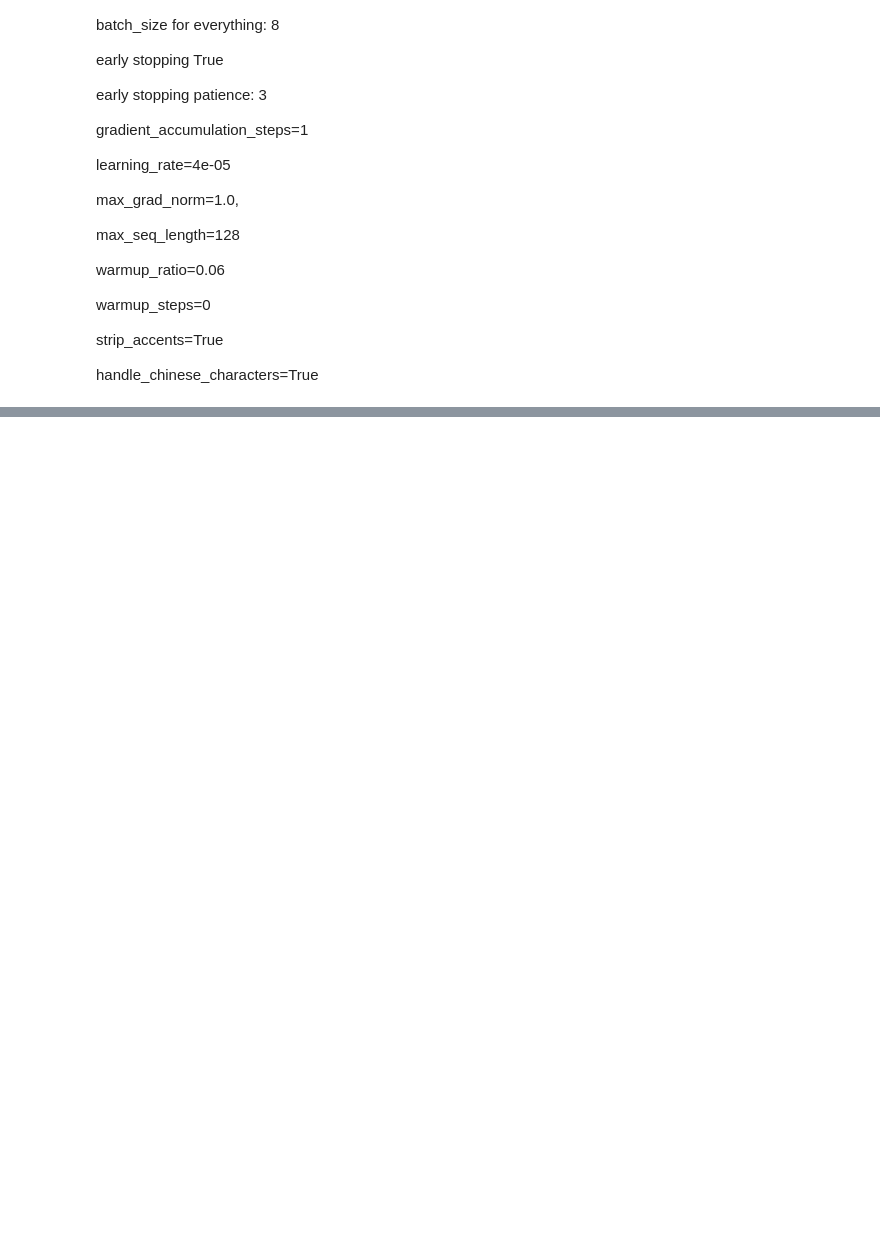
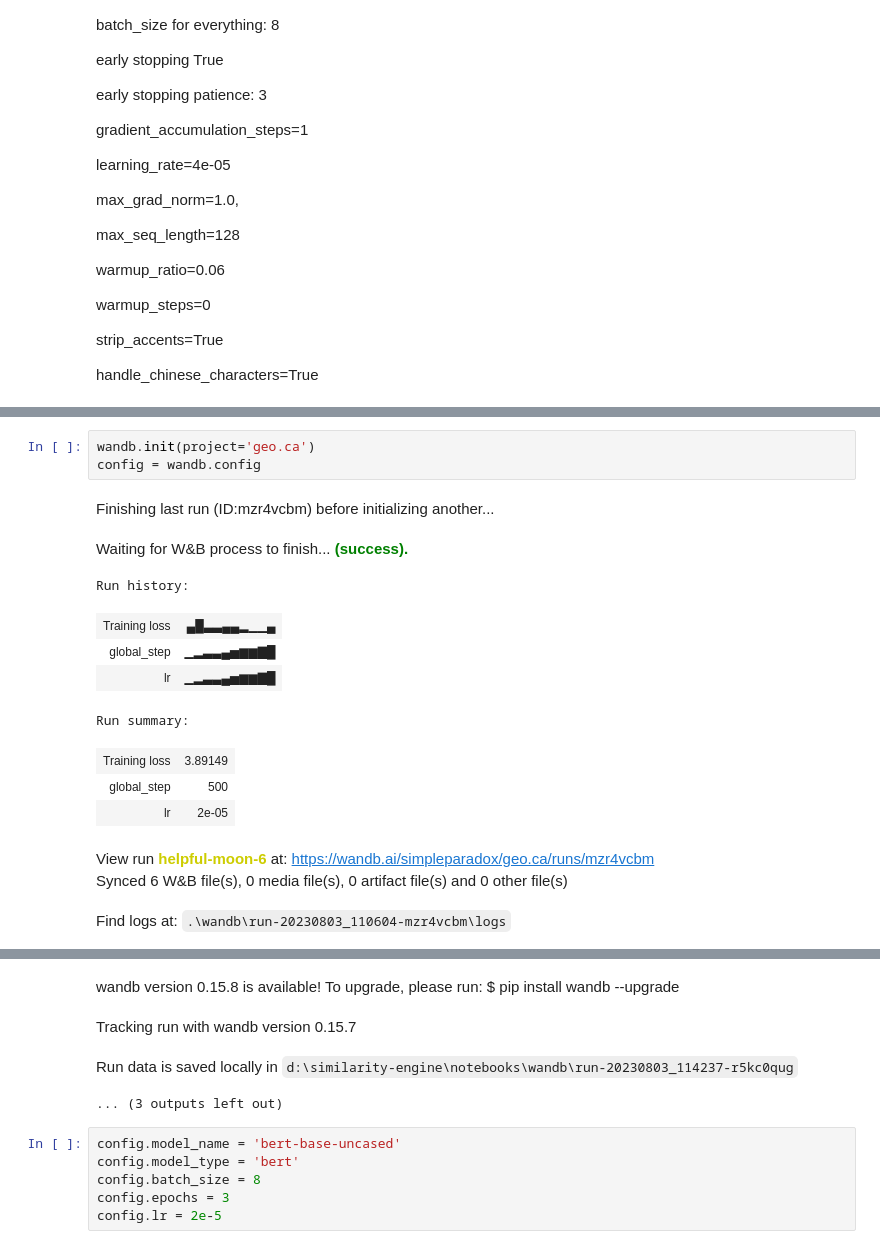
Before and after one commit to Canadian-Geospatial-Platform/similarity-engine, a Jupyter notebook: notebooks/bert_finetune.ipynb, the cells around one changed output, grey strips where cells are left out. Saved outputs shown, nothing was run; the diff lists cells and outputs as text; blank space fills up the shorter version.

```diff
--- a/notebooks/bert_finetune.ipynb
+++ b/notebooks/bert_finetune.ipynb
@@ -160,0 +197,17 @@ You should probably TRAIN this model on a down-stream task to be able to use it
+# %%
+wandb.init(project='geo.ca')
+config = wandb.config
+# %% [output]
+Finishing last run (ID:mzr4vcbm) before initializing another...
+Waiting for W&B process to finish... (success).
+Run history:
+| Training loss | ▄█▃▃▄▄▂▁▁▄ |
+| global_step | ▁▂▃▃▄▅▆▆▇█ |
+| lr | ▁▂▃▃▄▅▆▆▇█ |
+Run summary:
+| Training loss | 3.89149 |
+| global_step | 500 |
+| lr | 2e-05 |
+View run helpful-moon-6 at: https://wandb.ai/simpleparadox/geo.ca/runs/mzr4vcbm
+Synced 6 W&B file(s), 0 media file(s), 0 artifact file(s) and 0 other file(s)
+Find logs at: .\wandb\run-20230803_110604-mzr4vcbm\logs
@@ -160,0 +215,10 @@ You should probably TRAIN this model on a down-stream task to be able to use it
+wandb version 0.15.8 is available! To upgrade, please run: $ pip install wandb --upgrade
+Tracking run with wandb version 0.15.7
+Run data is saved locally in d:\similarity-engine\notebooks\wandb\run-20230803_114237-r5kc0qug
+... (3 outputs left out)
+# %%
+config.model_name = 'bert-base-uncased'
+config.model_type = 'bert'
+config.batch_size = 8
+config.epochs = 3
+config.lr = 2e-5
```
Also changed, not shown: parts of 31 cells of this notebook, 7 other files.
